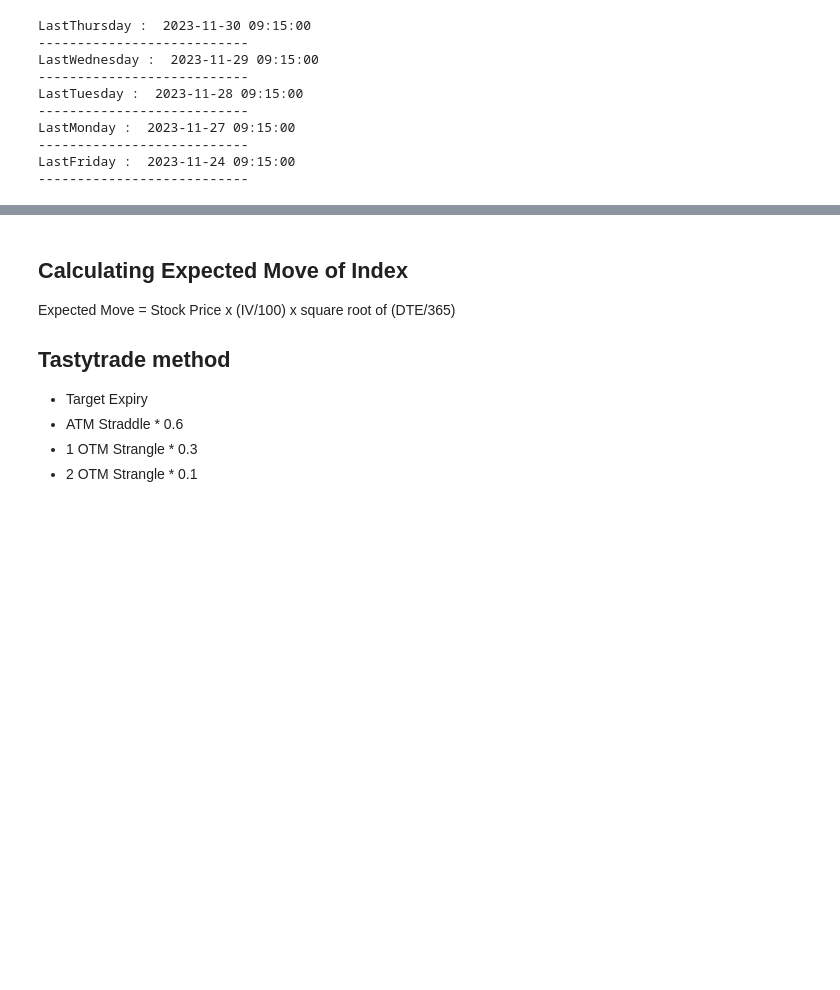
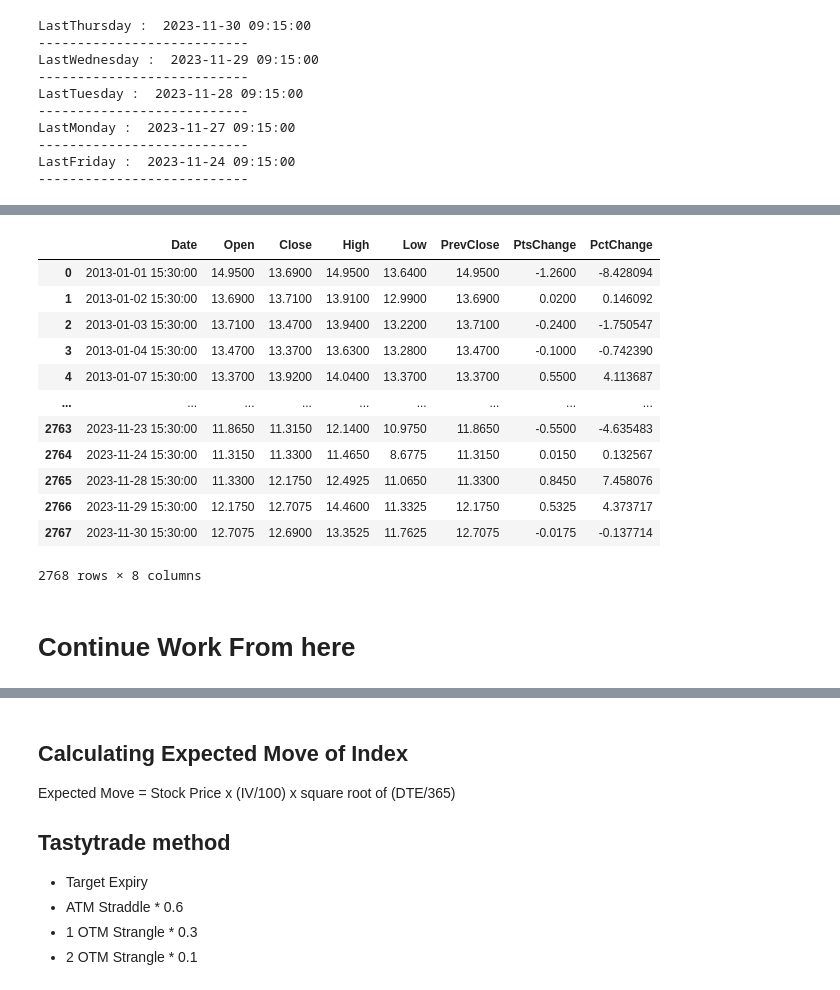
Before and after one commit to shankar58989/NiftyOptionsStrategyExperiment, a Jupyter notebook: notebooks/DataImportNotebook.ipynb, the cells around one changed output, grey strips where cells are left out. Drawn from its saved outputs; the diff is of its cells as text; code cells hidden in the pictures; blank space fills up the shorter version.

```diff
--- a/notebooks/DataImportNotebook.ipynb
+++ b/notebooks/DataImportNotebook.ipynb
@@ -941,0 +948,13 @@ ThirdMonday :  2019-03-18 09:15:00
+# %%
+# Rename columns of TempDf : Date, Open, High, Low, Close, Volume
+TempDf = TempDf.rename(columns={
+    'EOD_TIMESTAMP':'Date',
+    'EOD_OPEN_INDEX_VAL':'Open',
+    'EOD_CLOSE_INDEX_VAL':'Close',
+    'EOD_HIGH_INDEX_VAL':'High',
+    'EOD_LOW_INDEX_VAL':'Low',
+    'EOD_PREV_CLOSE':'PrevClose',
+    'VIX_PTS_CHG':'PtsChange',
+    'VIX_PERC_CHG':'PctChange'
+})
+TempDf.info()
@@ -941,0 +977,4 @@ ThirdMonday :  2019-03-18 09:15:00
+# %%
+# Convert TimeStamp to DateTime in TempDf
+TempDf['Date'] = pd.to_datetime(TempDf['Date'], format="%d-%b-%Y")
+TempDf.info()
@@ -941,0 +1003,18 @@ ThirdMonday :  2019-03-18 09:15:00
+# %%
+TempDf
+# %% [output]
+|  | Date | Open | Close | High | Low | PrevClose | PtsChange | PctChange |
+| 0 | 2013-01-01 15:30:00 | 14.9500 | 13.6900 | 14.9500 | 13.6400 | 14.9500 | -1.2600 | -8.428094 |
+| 1 | 2013-01-02 15:30:00 | 13.6900 | 13.7100 | 13.9100 | 12.9900 | 13.6900 | 0.0200 | 0.146092 |
+| 2 | 2013-01-03 15:30:00 | 13.7100 | 13.4700 | 13.9400 | 13.2200 | 13.7100 | -0.2400 | -1.750547 |
+| 3 | 2013-01-04 15:30:00 | 13.4700 | 13.3700 | 13.6300 | 13.2800 | 13.4700 | -0.1000 | -0.742390 |
+| 4 | 2013-01-07 15:30:00 | 13.3700 | 13.9200 | 14.0400 | 13.3700 | 13.3700 | 0.5500 | 4.113687 |
+| ... | ... | ... | ... | ... | ... | ... | ... | ... |
+| 2763 | 2023-11-23 15:30:00 | 11.8650 | 11.3150 | 12.1400 | 10.9750 | 11.8650 | -0.5500 | -4.635483 |
+| 2764 | 2023-11-24 15:30:00 | 11.3150 | 11.3300 | 11.4650 | 8.6775 | 11.3150 | 0.0150 | 0.132567 |
+| 2765 | 2023-11-28 15:30:00 | 11.3300 | 12.1750 | 12.4925 | 11.0650 | 11.3300 | 0.8450 | 7.458076 |
+| 2766 | 2023-11-29 15:30:00 | 12.1750 | 12.7075 | 14.4600 | 11.3325 | 12.1750 | 0.5325 | 4.373717 |
+| 2767 | 2023-11-30 15:30:00 | 12.7075 | 12.6900 | 13.3525 | 11.7625 | 12.7075 | -0.0175 | -0.137714 |
+2768 rows × 8 columns
+# %% [markdown]
+# Continue Work From here
```
Also changed, not shown: parts of 17 cells of this notebook.
